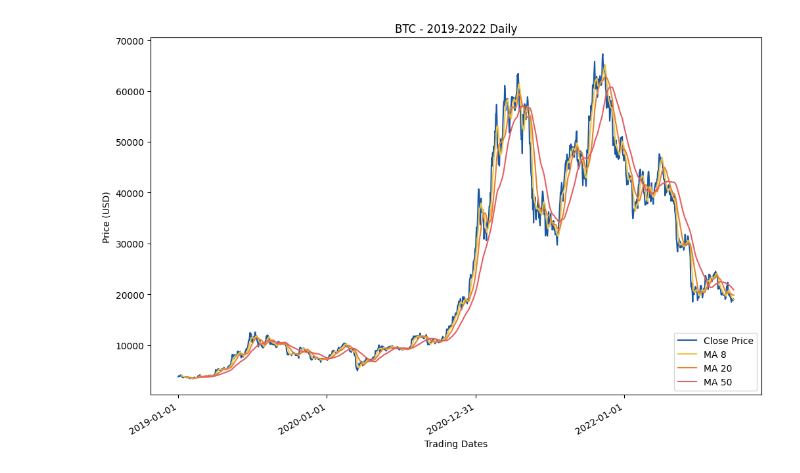
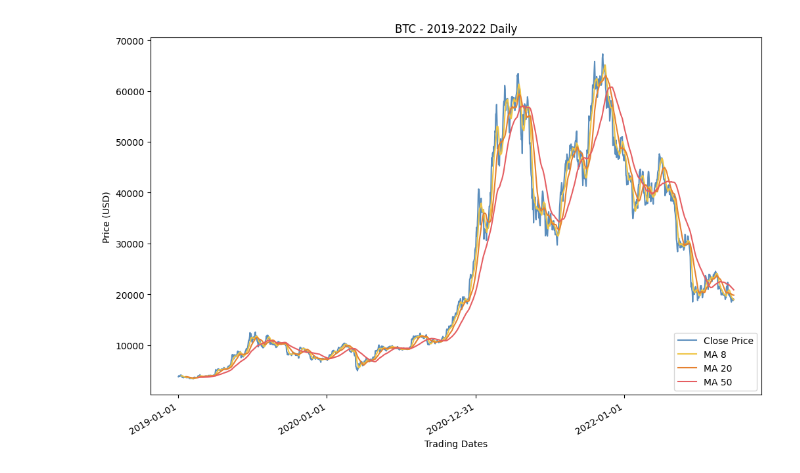
Before and after one commit to a1eaiactaest/notebooks, a Jupyter notebook: MA/BTC_2019-2022_daily.ipynb, the cells around one changed output. Cells and saved outputs as stored; diff of their text form; code cells hidden in the pictures.

```diff
--- a/MA/BTC_2019-2022_daily.ipynb
+++ b/MA/BTC_2019-2022_daily.ipynb
@@ -10,30 +10,30 @@ df = pd.read_csv("https://stooq.com/q/d/l/?s=btc.v&d1=20190101&d2=20221231&i=d")
 # %%
 df.tail()
 
 locator = mdate.YearLocator()
 df.index = pd.Index(df.Date)
 df = df[['Close']]
 
 df['Base'] = df.Close
 df['MA8'] = df.Close.rolling(window=8).mean()
 df['MA20'] = df.Close.rolling(window=20).mean()
 df['MA50'] = df.Close.rolling(window=50).mean()
 
 
 plt.figure(figsize=(12, 8))
 plt.title('BTC - 2019-2022 Daily')
 
-plt.plot(df.index, df[['Base']],"#1b56a3")
+plt.plot(df.index, df[['Base']],"#5a8dbc")
 plt.plot(df.index, df[['MA8']],"#efc443")
 plt.plot(df.index, df[['MA20']],"#e58130")
 plt.plot(df.index, df[['MA50']],"#e55e62")
 
 plt.xlabel('Trading Dates')
 plt.ylabel('Price (USD)')
 plt.xticks(df.index[::12], rotation='vertical')
 plt.gca().xaxis.set_major_locator(locator)
 plt.gcf().autofmt_xdate()
 plt.legend(('Close Price','MA 8', 'MA 20','MA 50'), loc='lower right')
 plt.show()
 # %% [output]
-[figure, old version]
+[figure, new version]
```
Also changed, not shown: 1 other file.
